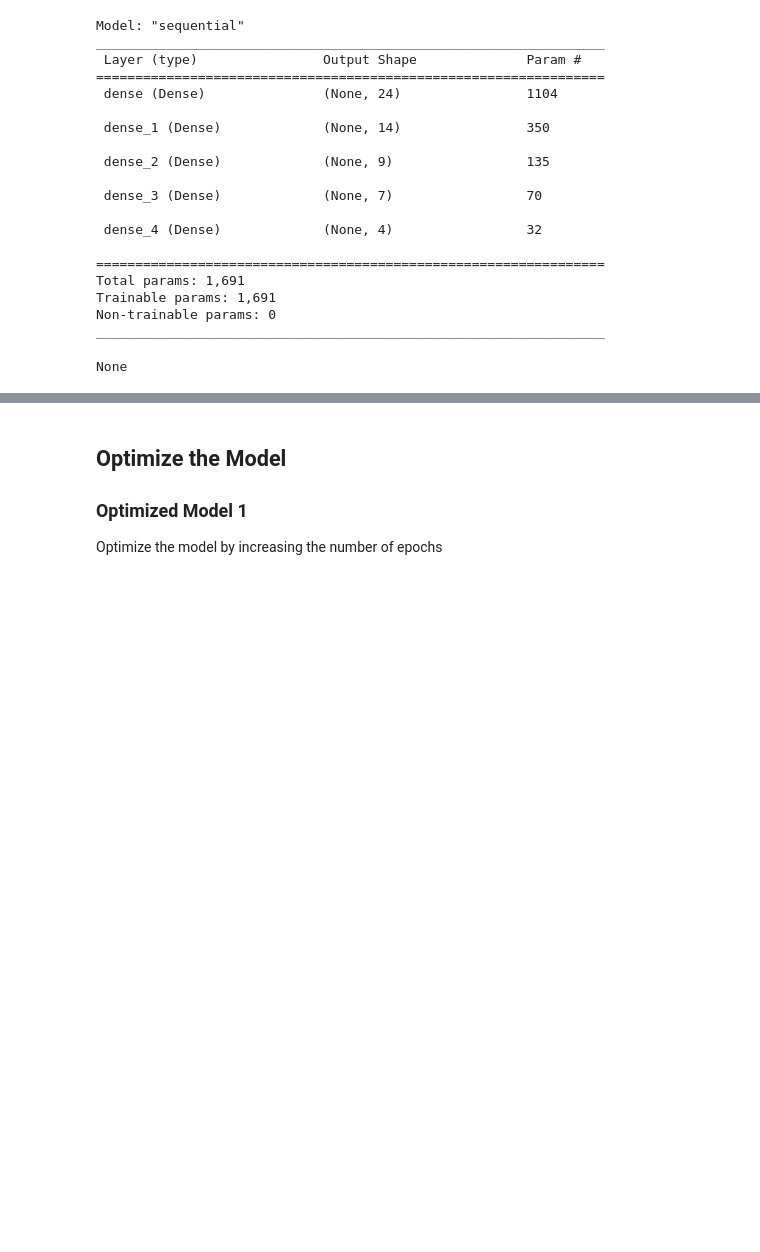
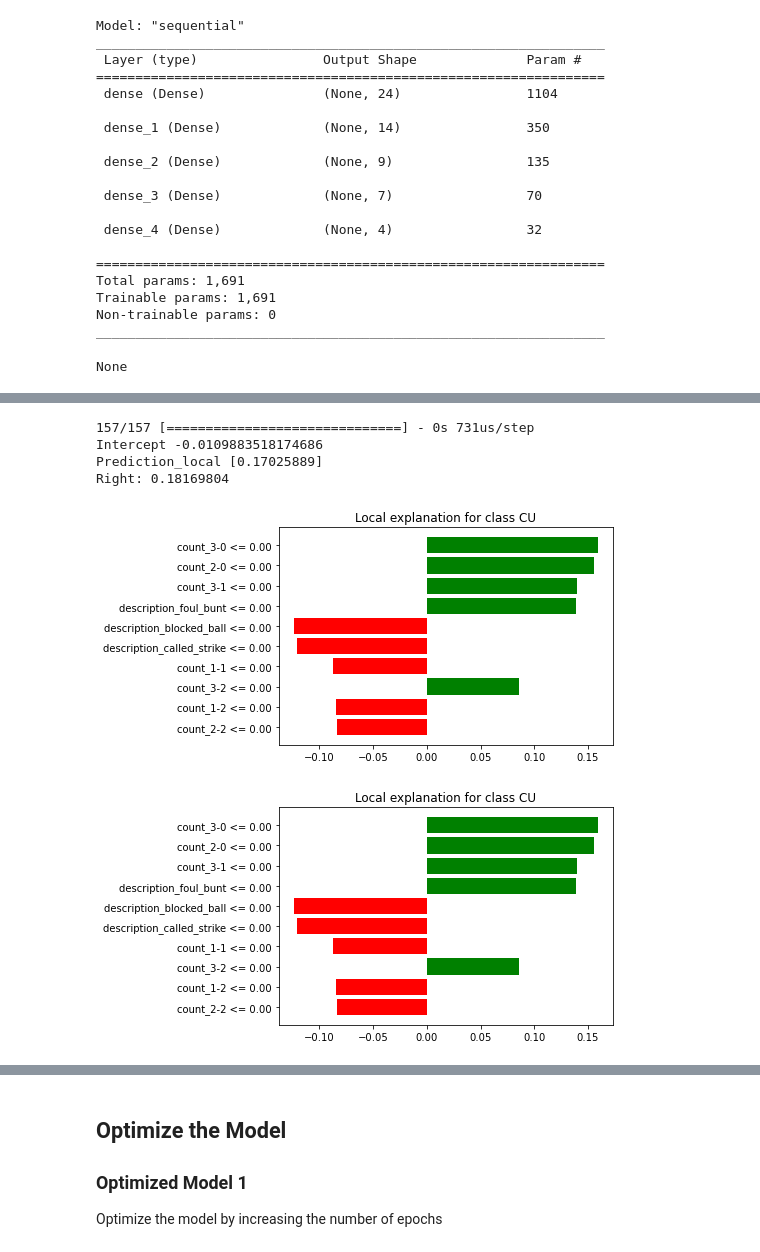
Before and after one commit to Rishi-Prasadha/MLB_ML_Pitching_Prediction, a Jupyter notebook: rishi/starter.ipynb, the cells around one changed output, grey strips where cells are left out. Drawn from its saved outputs; the diff is of its cells as text; code cells hidden in the pictures; blank space fills up the shorter version.

Commit message:
Added Lime

```diff
--- a/rishi/starter.ipynb
+++ b/rishi/starter.ipynb
@@ -345,3 +355,32 @@ Loss: 1.1477843523025513, Accuracy: 0.5136986374855042
+# %%
+# Use Lime library to help visualize important features
+
+from lime import lime_tabular
+
+lime_explainer = lime_tabular.LimeTabularExplainer(
+    training_data = np.array(X_train),
+    feature_names = list(X_train.columns),
+    class_names=['CH', 'CU', 'FF', 'SL'],
+    mode='classification',
+    verbose = True,
+    random_state=1
+)
+
+lime_exp = lime_explainer.explain_instance(
+    data_row = X_test.iloc[0, :],
+    predict_fn = nn_v0.predict,
+    num_features=10
+)
+
+lime_exp.as_pyplot_figure()
+# display(pd.DataFrame(lime_exp.as_list()))
+# %% [output]
+157/157 [==============================] - 0s 731us/step
+Intercept -0.0109883518174686
+Prediction_local [0.17025889]
+Right: 0.18169804
+[figure, added]
+[figure, added]
 # %%
 # # Have the neural network cast its prediction on what pitch is next
 
```
Also changed, not shown: parts of 36 cells of this notebook.
